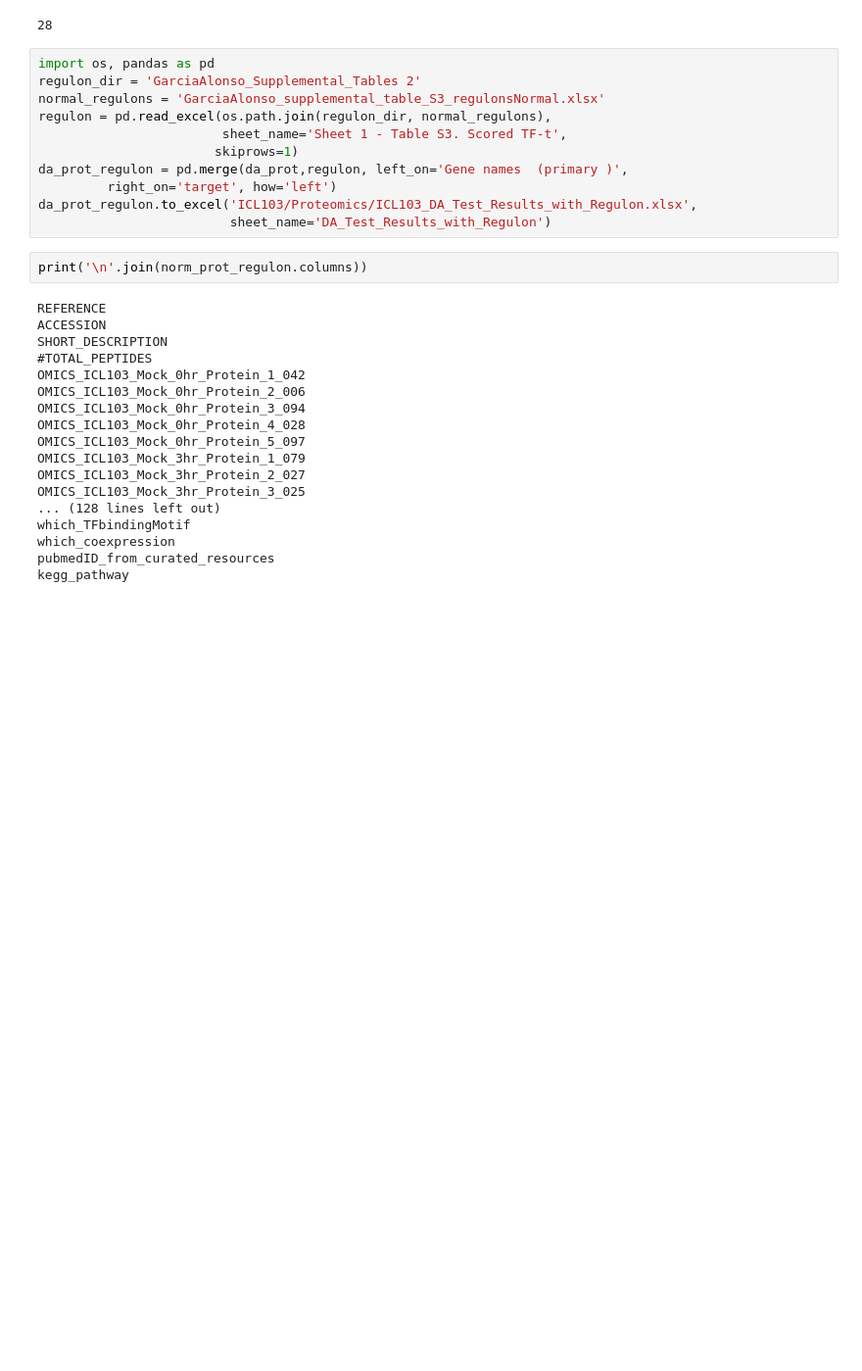
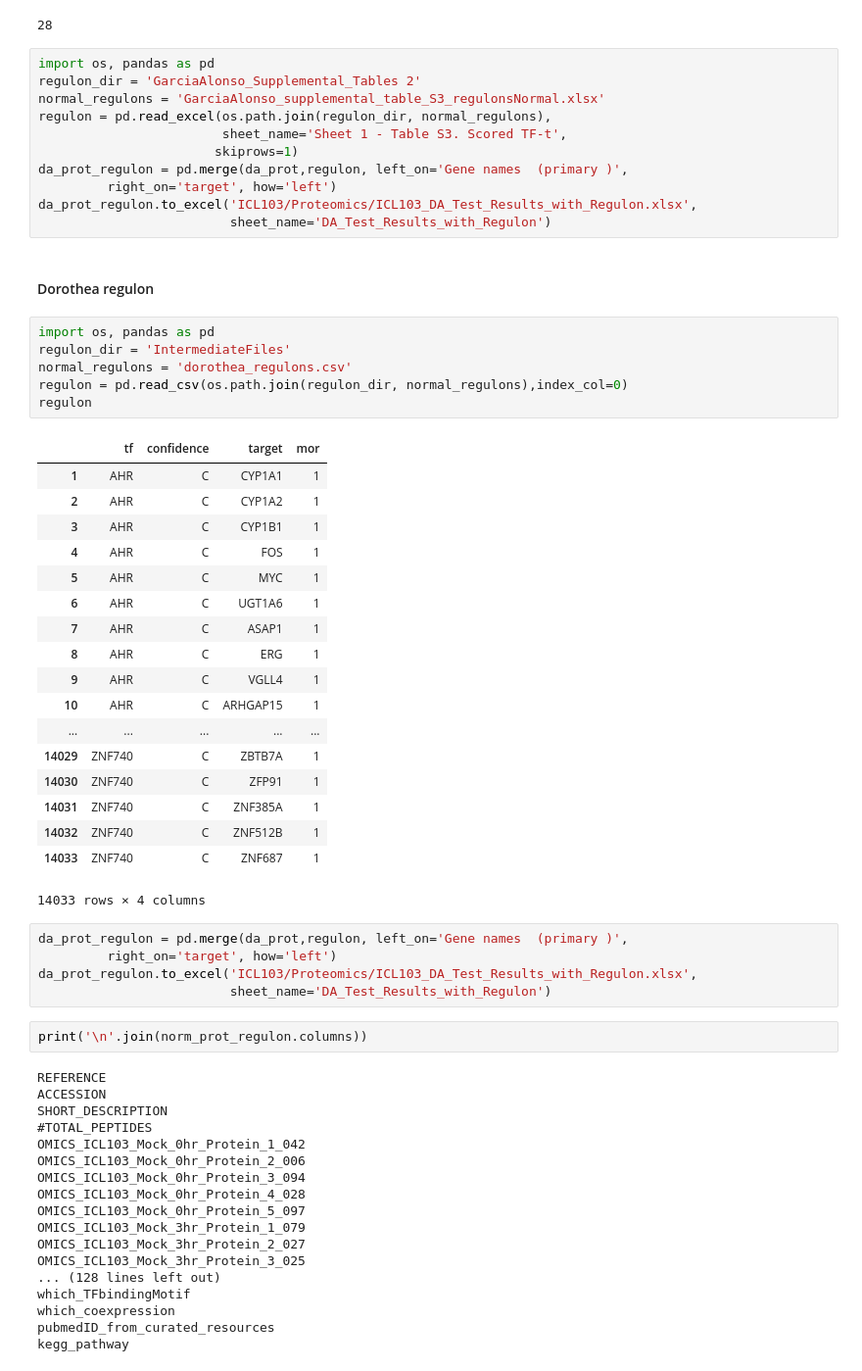
Before and after one commit to COVID-19-Causal-Reasoning/InfluenzaSBMLdemo, a Jupyter notebook: ICL103_to_CARNIVAL.ipynb, the cells around one changed output. Shown at 98% size. Cells and saved outputs as stored; diff of their text form; blank space fills up the shorter version.

```diff
--- a/ICL103_to_CARNIVAL.ipynb
+++ b/ICL103_to_CARNIVAL.ipynb
@@ -686,6 +686,38 @@ da_prot_regulon = pd.merge(da_prot,regulon, left_on='Gene names  (primary )',
          right_on='target', how='left')
 da_prot_regulon.to_excel('ICL103/Proteomics/ICL103_DA_Test_Results_with_Regulon.xlsx',
                          sheet_name='DA_Test_Results_with_Regulon')
+# %% [markdown]
+#### Dorothea regulon
+# %%
+import os, pandas as pd
+regulon_dir = 'IntermediateFiles'
+normal_regulons = 'dorothea_regulons.csv'
+regulon = pd.read_csv(os.path.join(regulon_dir, normal_regulons),index_col=0)
+regulon
+# %% [output]
+|  | tf | confidence | target | mor |
+| 1 | AHR | C | CYP1A1 | 1 |
+| 2 | AHR | C | CYP1A2 | 1 |
+| 3 | AHR | C | CYP1B1 | 1 |
+| 4 | AHR | C | FOS | 1 |
+| 5 | AHR | C | MYC | 1 |
+| 6 | AHR | C | UGT1A6 | 1 |
+| 7 | AHR | C | ASAP1 | 1 |
+| 8 | AHR | C | ERG | 1 |
+| 9 | AHR | C | VGLL4 | 1 |
+| 10 | AHR | C | ARHGAP15 | 1 |
+| ... | ... | ... | ... | ... |
+| 14029 | ZNF740 | C | ZBTB7A | 1 |
+| 14030 | ZNF740 | C | ZFP91 | 1 |
+| 14031 | ZNF740 | C | ZNF385A | 1 |
+| 14032 | ZNF740 | C | ZNF512B | 1 |
+| 14033 | ZNF740 | C | ZNF687 | 1 |
+14033 rows × 4 columns
+# %%
+da_prot_regulon = pd.merge(da_prot,regulon, left_on='Gene names  (primary )',
+         right_on='target', how='left')
+da_prot_regulon.to_excel('ICL103/Proteomics/ICL103_DA_Test_Results_with_Regulon.xlsx',
+                         sheet_name='DA_Test_Results_with_Regulon')
 # %%
 print('\n'.join(norm_prot_regulon.columns))
 # %% [output]
```
Also changed, not shown: parts of 1 cell of this notebook, 6 other files.
